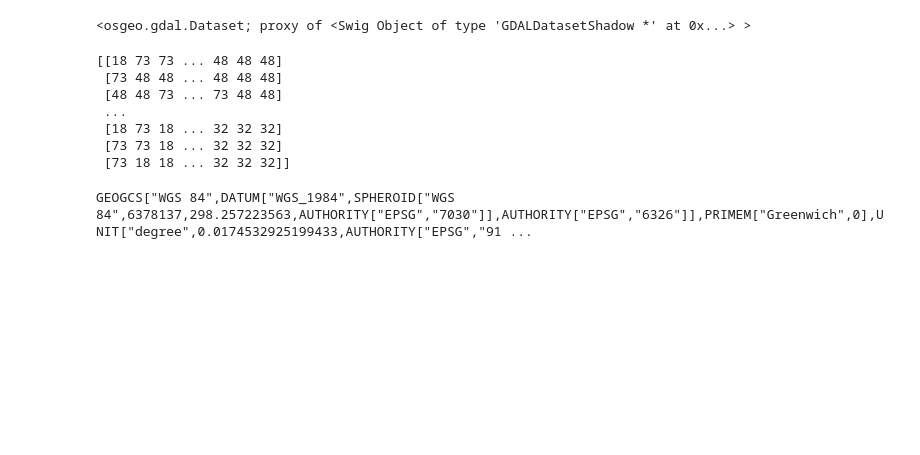
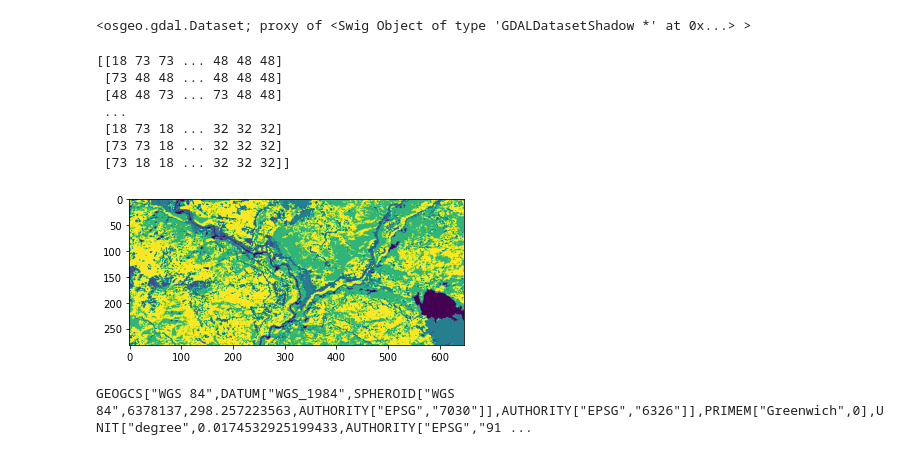
Before and after one commit to AngadLC/Web-GIS_Training, a Jupyter notebook: Day5/Angad/gdaltry.ipynb, the cells around one changed output. Cells and saved outputs as stored; diff of their text form; code cells hidden in the pictures; blank space fills up the shorter version.

```diff
--- a/Day5/Angad/gdaltry.ipynb
+++ b/Day5/Angad/gdaltry.ipynb
@@ -24,3 +27,8 @@ print(data)
+# %%
+plt.imshow(data)
+plt.show()
+# %% [output]
+[figure, added]
 # %%
 #get projection
 projection = in_ds.GetProjection()
```
Also changed, not shown: parts of 1 cell of this notebook, 3 other files.
